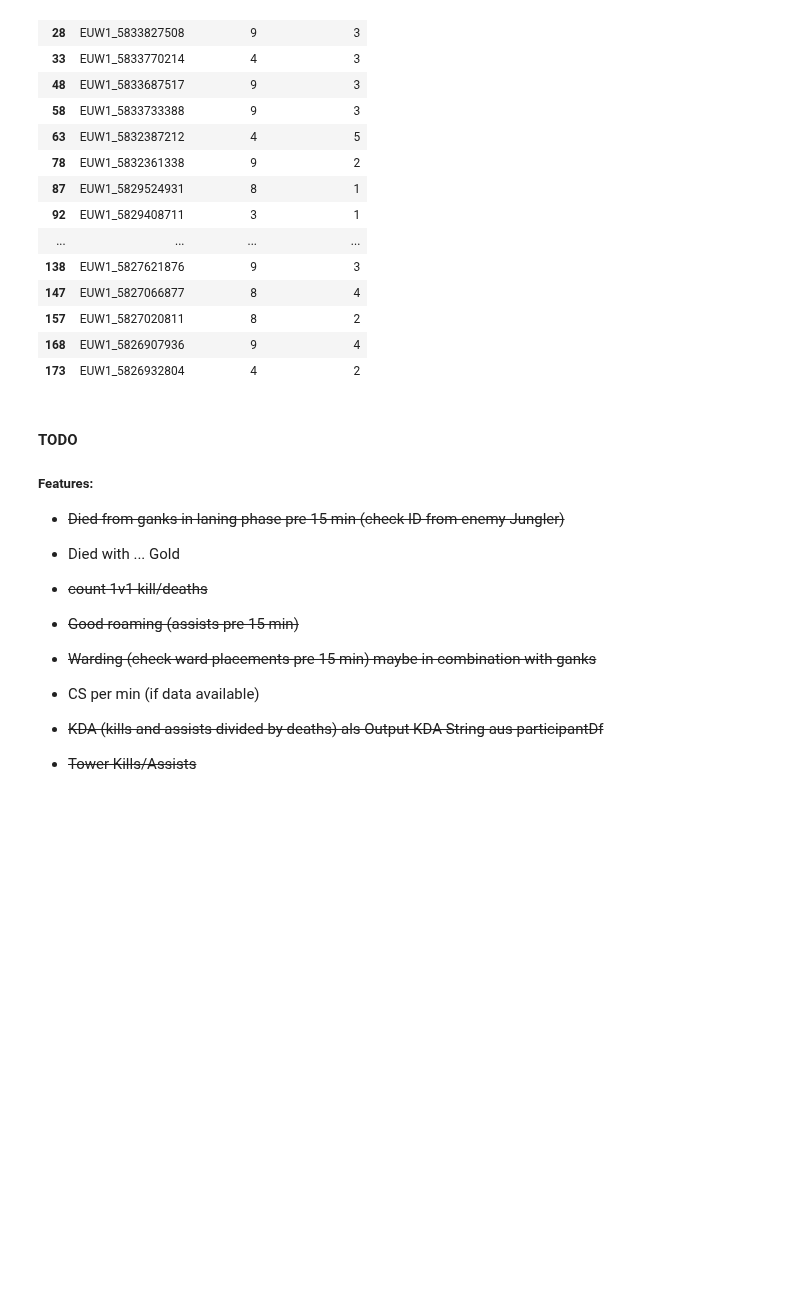
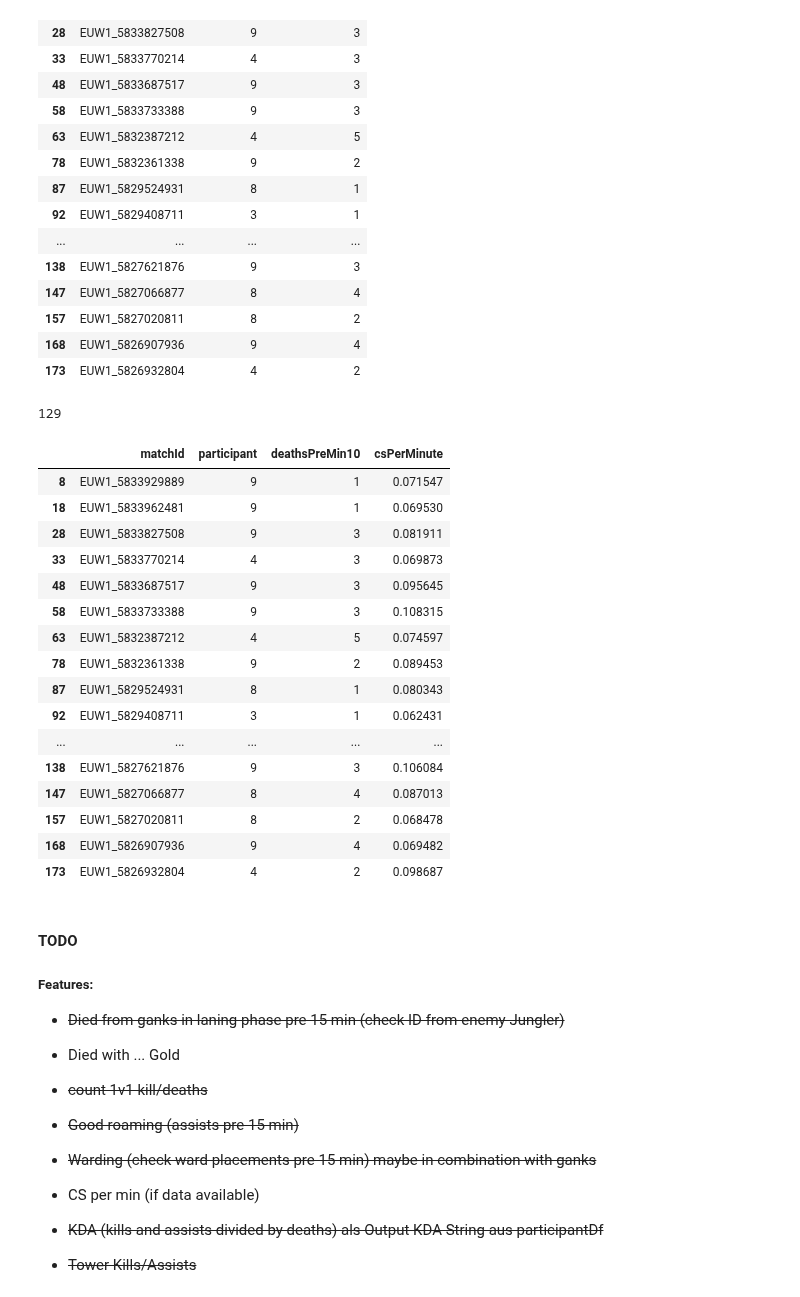
Before and after one commit to raz1x/Project_RiotAPI, a Jupyter notebook: riot.ipynb, the cells around one changed output. Cells and saved outputs as stored; diff of their text form; code cells hidden in the pictures; blank space fills up the shorter version.

Commit message:
add csPerMinute

```diff
--- a/riot.ipynb
+++ b/riot.ipynb
@@ -340,6 +359,40 @@ kelody
 | 157 | EUW1_5827020811 | 8 | 2 |
 | 168 | EUW1_5826907936 | 9 | 4 |
 | 173 | EUW1_5826932804 | 4 | 2 |
+# %%
+#get CS per minute
+def getCSperMinute(row, name):
+    gameDuration = matchesDf.loc[matchesDf["matchId"] == row["matchId"]]["gameDuration"].values[0]/60
+    csPerGame = participantsDf.loc[(participantsDf["matchId"] == row["matchId"]) & (participantsDf["summonerName"] == name)]["totalMinionsKilled"].values[0]
+    return csPerGame / gameDuration
+# %%
+csPerGame = participantsDf.loc[(participantsDf["matchId"] == "EUW1_5833929889") & (participantsDf["summonerName"] == "Kelody")]["totalMinionsKilled"].values[0]
+
+csPerGame
+# %% [output]
+129
+# %%
+kelody["csPerMinute"] = kelody.apply(lambda row: getCSperMinute(row, "Kelody"), axis = 1)
+# %%
+kelody
+# %% [output]
+|  | matchId | participant | deathsPreMin10 | csPerMinute |
+| 8 | EUW1_5833929889 | 9 | 1 | 0.071547 |
+| 18 | EUW1_5833962481 | 9 | 1 | 0.069530 |
+| 28 | EUW1_5833827508 | 9 | 3 | 0.081911 |
+| 33 | EUW1_5833770214 | 4 | 3 | 0.069873 |
+| 48 | EUW1_5833687517 | 9 | 3 | 0.095645 |
+| 58 | EUW1_5833733388 | 9 | 3 | 0.108315 |
+| 63 | EUW1_5832387212 | 4 | 5 | 0.074597 |
+| 78 | EUW1_5832361338 | 9 | 2 | 0.089453 |
+| 87 | EUW1_5829524931 | 8 | 1 | 0.080343 |
+| 92 | EUW1_5829408711 | 3 | 1 | 0.062431 |
+| ... | ... | ... | ... | ... |
+| 138 | EUW1_5827621876 | 9 | 3 | 0.106084 |
+| 147 | EUW1_5827066877 | 8 | 4 | 0.087013 |
+| 157 | EUW1_5827020811 | 8 | 2 | 0.068478 |
+| 168 | EUW1_5826907936 | 9 | 4 | 0.069482 |
+| 173 | EUW1_5826932804 | 4 | 2 | 0.098687 |
 # %% [markdown]
 #### TODO
 ##### Features:
```
Also changed, not shown: parts of 2 cells of this notebook.
